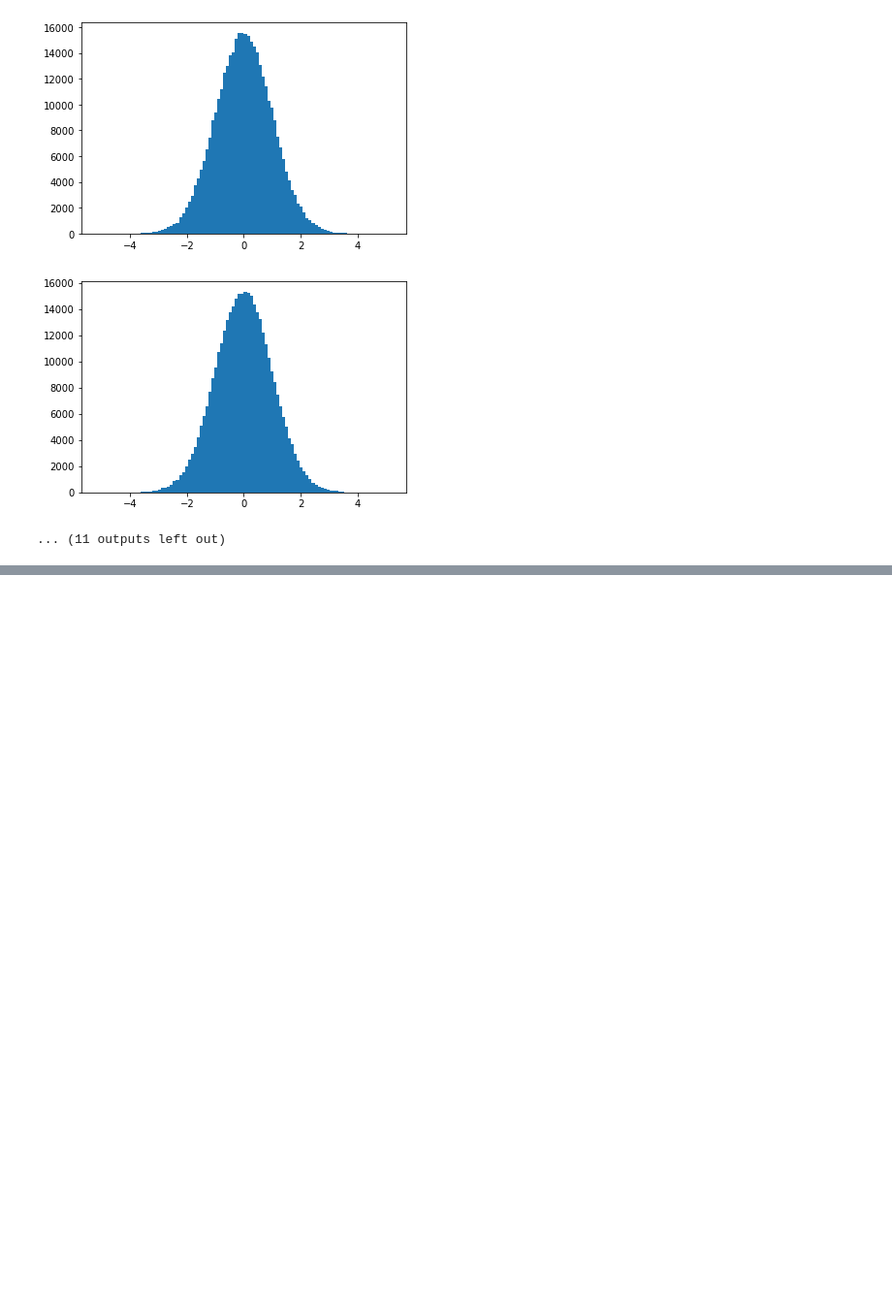
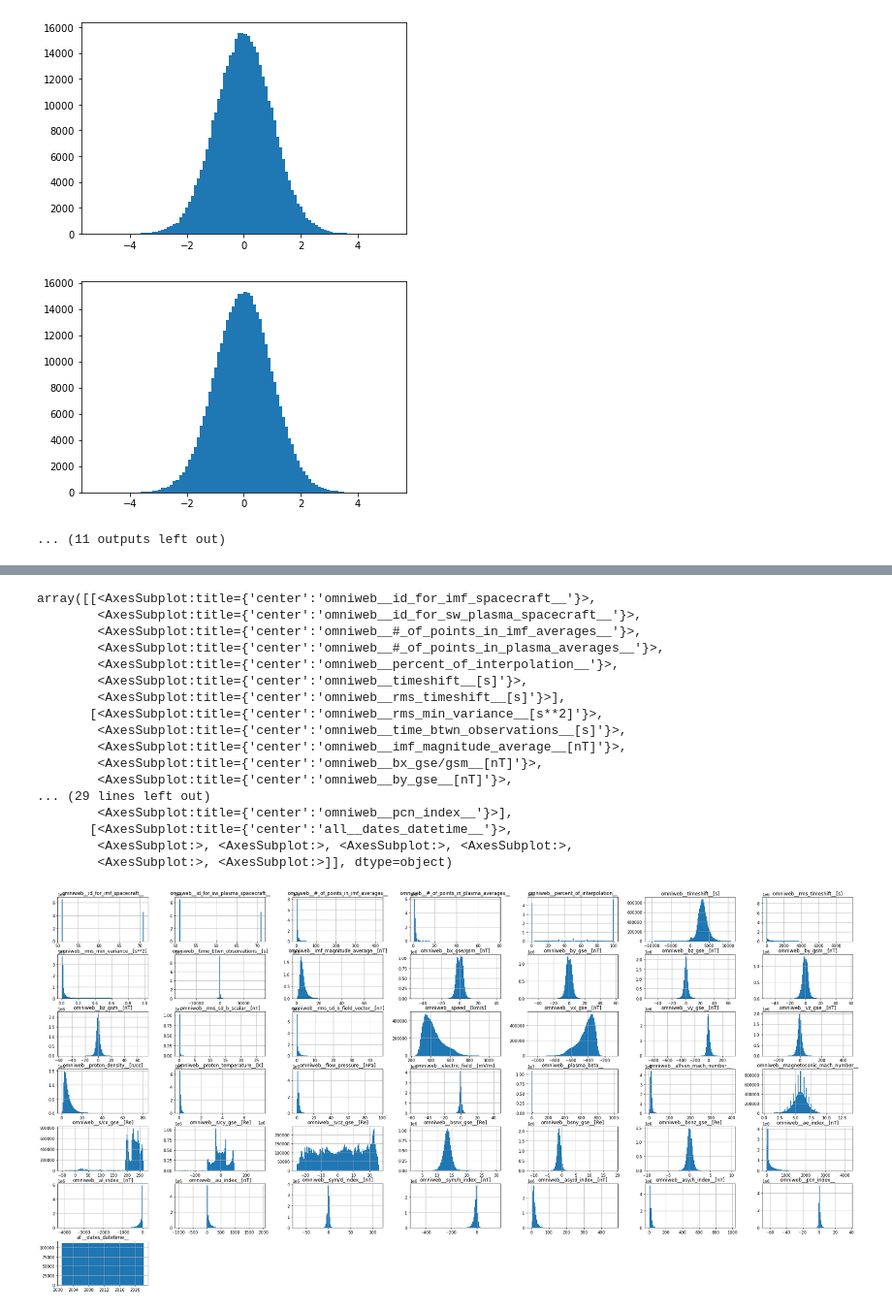
Before and after one commit to spaceml-org/karman, a Jupyter notebook: notebooks/check_data_normalization.ipynb, the cells around one changed output, grey strips where cells are left out. Shown at 97% size. Drawn from its saved outputs; the diff is of its cells as text; code cells hidden in the pictures; blank space fills up the shorter version.

```diff
--- a/notebooks/check_data_normalization.ipynb
+++ b/notebooks/check_data_normalization.ipynb
@@ -154,0 +204,21 @@ for i in range(23):
+# %%
+data_omni.hist(bins=100,figsize=(36,18))
+# %% [output]
+array([[<AxesSubplot:title={'center':'omniweb__id_for_imf_spacecraft__'}>,
+        <AxesSubplot:title={'center':'omniweb__id_for_sw_plasma_spacecraft__'}>,
+        <AxesSubplot:title={'center':'omniweb__#_of_points_in_imf_averages__'}>,
+        <AxesSubplot:title={'center':'omniweb__#_of_points_in_plasma_averages__'}>,
+        <AxesSubplot:title={'center':'omniweb__percent_of_interpolation__'}>,
+        <AxesSubplot:title={'center':'omniweb__timeshift__[s]'}>,
+        <AxesSubplot:title={'center':'omniweb__rms_timeshift__[s]'}>],
+       [<AxesSubplot:title={'center':'omniweb__rms_min_variance__[s**2]'}>,
+        <AxesSubplot:title={'center':'omniweb__time_btwn_observations__[s]'}>,
+        <AxesSubplot:title={'center':'omniweb__imf_magnitude_average__[nT]'}>,
+        <AxesSubplot:title={'center':'omniweb__bx_gse/gsm__[nT]'}>,
+        <AxesSubplot:title={'center':'omniweb__by_gse__[nT]'}>,
+... (29 lines left out)
+        <AxesSubplot:title={'center':'omniweb__pcn_index__'}>],
+       [<AxesSubplot:title={'center':'all__dates_datetime__'}>,
+        <AxesSubplot:>, <AxesSubplot:>, <AxesSubplot:>, <AxesSubplot:>,
+        <AxesSubplot:>, <AxesSubplot:>]], dtype=object)
+[figure, added]
```
Also changed, not shown: parts of 4 cells of this notebook.
